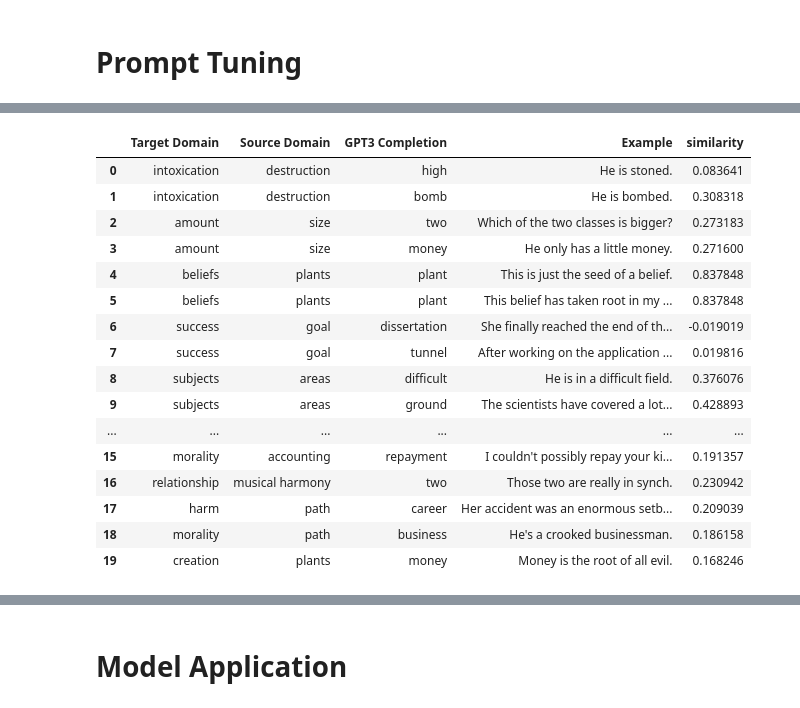
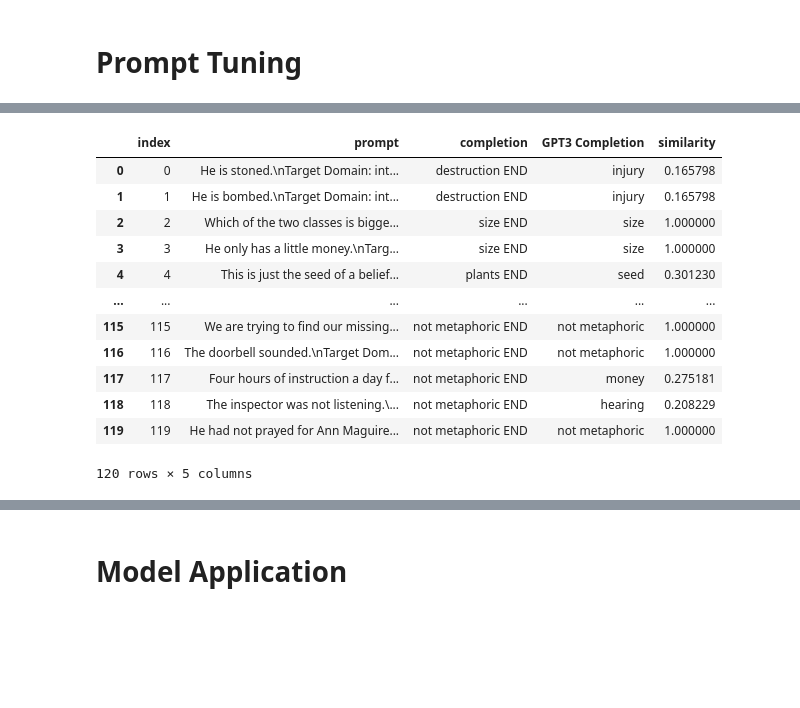
Before and after one commit to lwachowiak/Metaphor-Extraction-With-GPT-3, a Jupyter notebook: analysis.ipynb, the cells around one changed output, grey strips where cells are left out. Saved outputs shown, nothing was run; the diff lists cells and outputs as text; code cells hidden in the pictures; blank space fills up the shorter version.

Commit message:
preliminary results

```diff
--- a/analysis.ipynb
+++ b/analysis.ipynb
@@ -216,7 +223,7 @@ def create_prompts(prompts_train, completions_train, prompts_test, completions_t
 # %%
 train_indices=[0,15,30,-1]
 prompts, completions = create_prompts(prompts_train = list_of_source_prompts_train, completions_train = list_of_source_completions_train,
-                prompts_test = list_of_source_prompts_valid, completions_test = list_of_source_completions_valid, train_indices=train_indices)
+                prompts_test = list_of_source_prompts_valid, completions_test = list_of_source_completions_valid, train_indices=train_indices, extra_def=True)
 print(len(prompts))
 # %% [output]
 120
@@ -287,6 +251,6 @@ alive
 # %%
 GPT3_completions=[]
-for p in prompts[:20]:
+for p in prompts[:5]:
     c = openai.Completion.create(
             model="text-davinci-002",
             prompt=p,
@@ -321,13 +285,14 @@ df_results[:len(GPT3_completions)][["Target Domain", "Source Domain","GPT3 Sourc
 # %% [markdown]
 # Prompt Tuning
 # %%
-def get_GPT3_completions(train_indices, test, temperature, model, result_samples):
+def get_GPT3_completions(train_indices, test, temperature, model, result_samples, extra_def):
     '''
     train_indices: indices of the examples to be used for training
     test: True if evaluation is on test set, False if evaluation is on validation set
     temperature: temperature of the GPT3 model
     model: GPT3 model to be used for evaluation
     result_samples: number of samples to be evaluated
+    extra_def: True if extra definition is to be added to the beginning of the prompt
     '''
 
     if test:
@@ -338,7 +303,7 @@ def get_GPT3_completions(train_indices, test, temperature, model, result_samples
         completions_test = list_of_source_completions_valid
 
     prompts, completions = create_prompts(prompts_train = list_of_source_prompts_train, completions_train = list_of_source_completions_train,
-                    prompts_test = prompts_test, completions_test = completions_test, train_indices=train_indices)
+                    prompts_test = prompts_test, completions_test = completions_test, train_indices=train_indices, extra_def=extra_def)
     GPT3_completions=[]
     for p in prompts[:result_samples]:
         c = openai.Completion.create(
@@ -348,6 +313,8 @@ def get_GPT3_completions(train_indices, test, temperature, model, result_samples
                 temperature=temperature
             )
         GPT3_completions.append(c)
+        # wait for 1.5 second to avoid rate limit
+        time.sleep(1.5)
 
     if test:
         df_results = test_df.copy().reset_index()
@@ -425,0 +456,20 @@ df_results[:result_samples]
+# %%
+model = "davinci:ft-personal-2022-08-27-11-18-24"#"davinci:ft-personal-2022-08-27-10-12-16"#"davinci:ft-personal-2022-08-27-09-05-45"
+temperature=0
+result_samples=999
+test=False
+
+run_name="Finetuned_temp-"+str(temperature)+model
+if test:
+    run_name=run_name+"_test"
+else:
+    run_name=run_name+"_valid"
+
+df_results = get_GPT3_completions_finetune(test, temperature, model, result_samples)
+
+mean, std, df_results = compute_similarity(df_results, "Finetuned")
+run_name+="_score-"+str(round(mean, 2))[2:]
+print("Mean similarity: ", mean)
+print("Standard deviation: ", std)
+df_results.to_csv("Validation Results/Source Completion/Finetuned/"+run_name+".csv")
+df_results
@@ -426,6 +495,8 @@ df_results[:result_samples]
 # %%
-mean, std, df_results = compute_similarity(df_results, result_samples, "Source")
+mean, std, df_results = compute_similarity(df_results, "Finetuned")
+run_name+="_score-"+str(round(mean, 2))[2:]
 print("Mean similarity: ", mean)
 print("Standard deviation: ", std)
-df_results[:result_samples]
+df_results.to_csv("Validation Results/Source Completion/Finetuned/"+run_name+".csv")
+df_results
 # %% [output]
@@ -434,17 +520,13 @@ Standard deviation:  0.22617879410500102
-|  | Target Domain | Source Domain | GPT3 Completion | Example | similarity |
-| 0 | intoxication | destruction | high | He is stoned. | 0.083641 |
-| 1 | intoxication | destruction | bomb | He is bombed. | 0.308318 |
-| 2 | amount | size | two | Which of the two classes is bigger? | 0.273183 |
-| 3 | amount | size | money | He only has a little money. | 0.271600 |
-| 4 | beliefs | plants | plant | This is just the seed of a belief. | 0.837848 |
-| 5 | beliefs | plants | plant | This belief has taken root in my ... | 0.837848 |
-| 6 | success | goal | dissertation | She finally reached the end of th... | -0.019019 |
-| 7 | success | goal | tunnel | After working on the application ... | 0.019816 |
-| 8 | subjects | areas | difficult | He is in a difficult field. | 0.376076 |
-| 9 | subjects | areas | ground | The scientists have covered a lot... | 0.428893 |
+|  | index | prompt | completion | GPT3 Completion | similarity |
+| 0 | 0 | He is stoned.\nTarget Domain: int... | destruction END | injury | 0.165798 |
+| 1 | 1 | He is bombed.\nTarget Domain: int... | destruction END | injury | 0.165798 |
+| 2 | 2 | Which of the two classes is bigge... | size END | size | 1.000000 |
+| 3 | 3 | He only has a little money.\nTarg... | size END | size | 1.000000 |
+| 4 | 4 | This is just the seed of a belief... | plants END | seed | 0.301230 |
 | ... | ... | ... | ... | ... | ... |
-| 15 | morality | accounting | repayment | I couldn't possibly repay your ki... | 0.191357 |
-| 16 | relationship | musical harmony | two | Those two are really in synch. | 0.230942 |
-| 17 | harm | path | career | Her accident was an enormous setb... | 0.209039 |
-| 18 | morality | path | business | He's a crooked businessman. | 0.186158 |
-| 19 | creation | plants | money | Money is the root of all evil. | 0.168246 |
+| 115 | 115 | We are trying to find our missing... | not metaphoric END | not metaphoric | 1.000000 |
+| 116 | 116 | The doorbell sounded.\nTarget Dom... | not metaphoric END | not metaphoric | 1.000000 |
+| 117 | 117 | Four hours of instruction a day f... | not metaphoric END | money | 0.275181 |
+| 118 | 118 | The inspector was not listening.\... | not metaphoric END | hearing | 0.208229 |
+| 119 | 119 | He had not prayed for Ann Maguire... | not metaphoric END | not metaphoric | 1.000000 |
+120 rows × 5 columns
```
Also changed, not shown: parts of 18 cells of this notebook, 20 other files.
